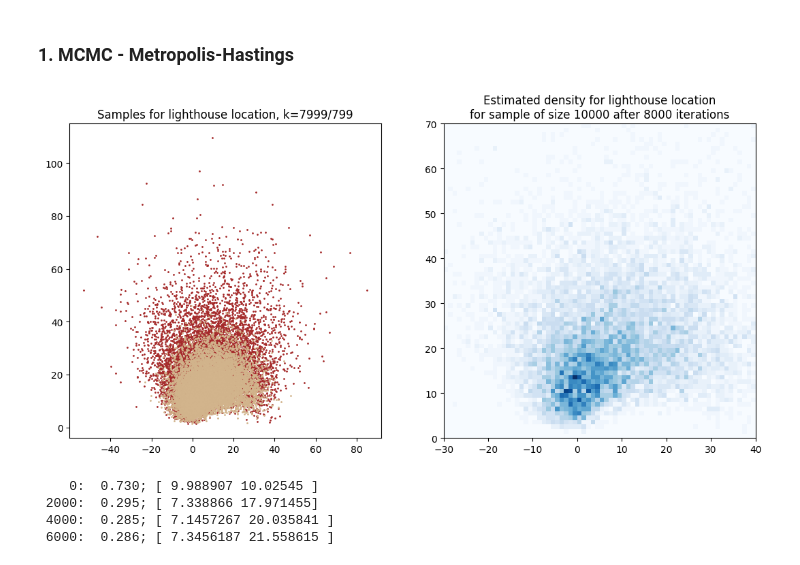
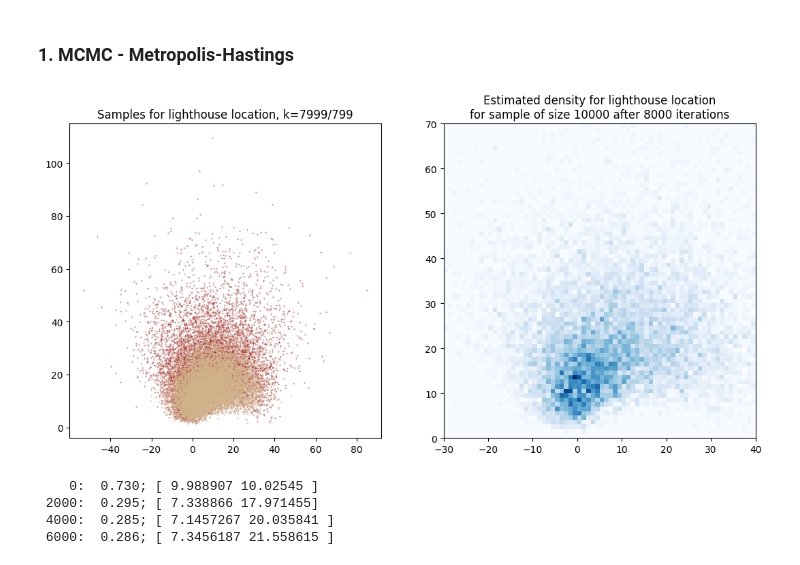
Before and after one commit to GrzegorzAndrzejczak/Programowanie-w-Pythonie, a Jupyter notebook: CASE-lighthouse.ipynb, the cells around one changed output. Saved outputs shown, nothing was run; the diff lists cells and outputs as text; code cells hidden in the pictures.

```diff
--- a/CASE-lighthouse.ipynb
+++ b/CASE-lighthouse.ipynb
@@ -51,35 +51,35 @@ def compute_log_prob(coords):
 # %%
 paths3 = np.empty((nsteps, nwalkers, ndim), dtype = np.float32)
 np.random.seed(123)
 ab = np.random.rand(nwalkers,ndim)*20
 log_post = log_posterior(*ab.T, D)
 
 for k_ in range(nsteps):
     ab_ = ab + np.random.randn(nwalkers,ndim)/3     # stąd nazwa paths3
                   #  !!! był DUŻY BŁĄD: (ndim) - a przecież każda para zmienia się indywidualnie!
     log_post_ = log_posterior(*ab_.T, D)
     H_ = log_post_ - log_post
     u_ = np.log(np.random.uniform(size=nwalkers))
     where = u_ < H_
     ab[where] = ab_[where]
     log_post[where] = log_post_[where]
     paths3[k_] = ab
 paths = paths3
 fig, (axn,ax) = plt.subplots(1, 2, figsize=(13, 6))
-axn.scatter(*paths[k_].T, s=1, c="brown")
-axn.scatter(*paths[k_//10].T, s=1, c="tan")
+axn.scatter(*paths[k_].T, s=.1, c="brown")
+axn.scatter(*paths[k_//10].T, s=.2, c="tan")
 # axs.set_aspect(1)
 axn.set_title(f"Samples for lighthouse location, k={k_}/{k_//10}")
 path = paths[-1]
 Hb, xb, yb = np.histogram2d(*path.T, bins=140, density=True, range=np.asarray([[-70,70],[0,140]]))
 Xb, Yb = np.meshgrid(xb, yb)
 ax.set_xlim(-30,40);
 ax.set_ylim(0,70);
 ax.pcolormesh(Xb, Yb, Hb.T, cmap="Blues");
 ax.set_title(f"Estimated density for lighthouse location\n"
-f"for sample of size {nwalkers} after {nsteps} iterations");
+            f"for sample of size {nwalkers} after {nsteps} iterations");
 # %% [output]
-[figure, old version]
+[figure, new version]
 # %%
 path = paths[-1]    # ostatnia - graniczna w łańcuchu paths3
 bins = 140
```
Also changed, not shown: parts of 3 cells of this notebook.
